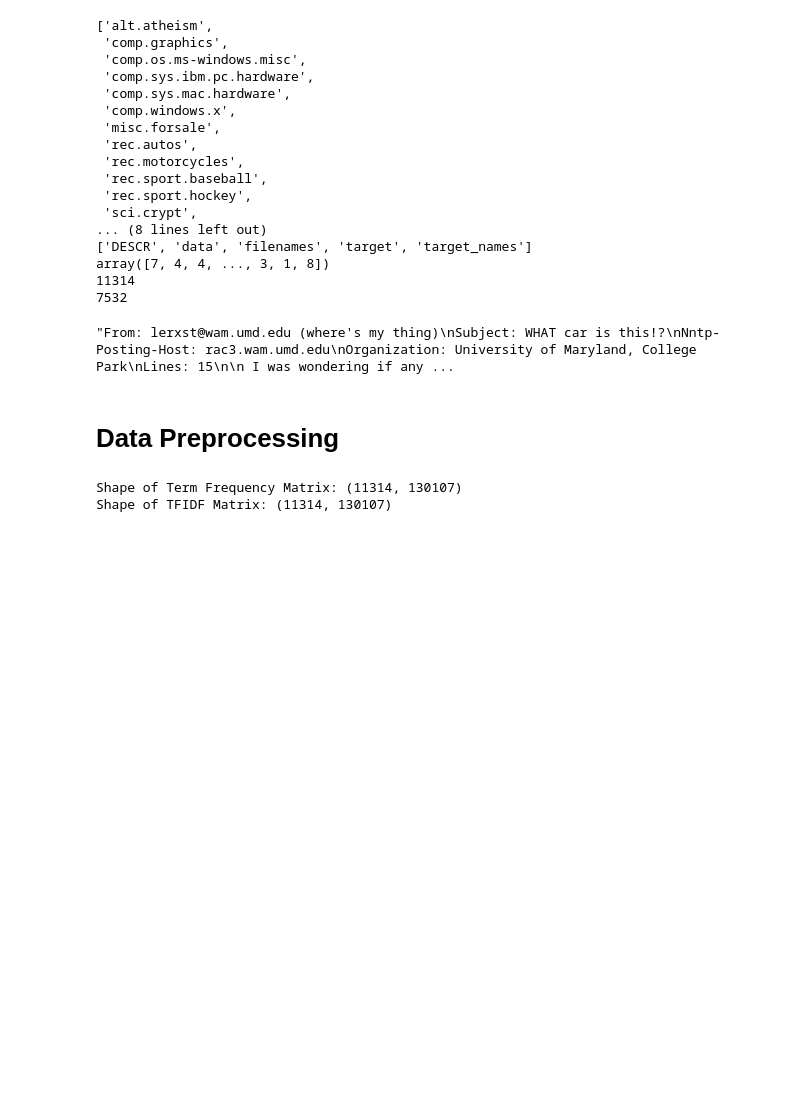
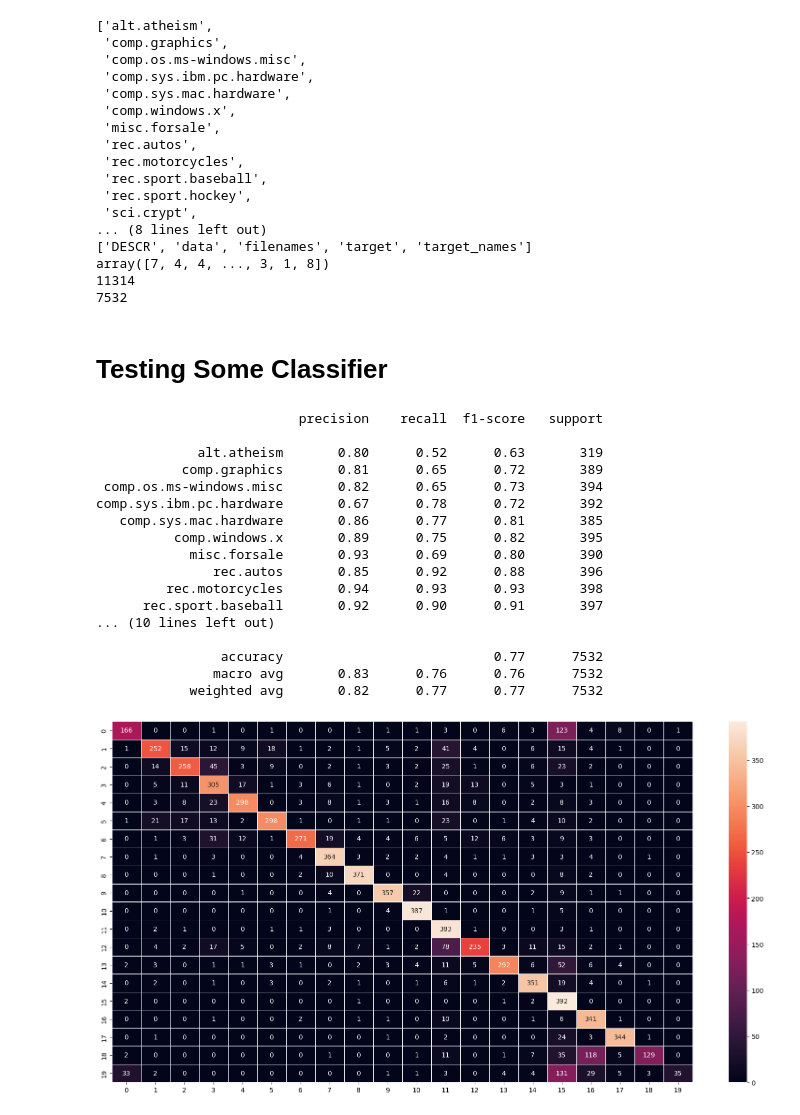
Before and after one commit to sayed6201/nlp_20newsgroups_exercise, a Jupyter notebook: exercise_text_classification.ipynb, the cells around one changed output. Drawn from its saved outputs; the diff is of its cells as text; code cells hidden in the pictures; blank space fills up the shorter version.

Commit message:
tfidf, training models

```diff
--- a/exercise_text_classification.ipynb
+++ b/exercise_text_classification.ipynb
@@ -41,20 +43,45 @@ x_test, y_test = newsgroups_test.data, newsgroups_test.target
 array([7, 4, 4, ..., 3, 1, 8])
 11314
 7532
-# %%
-x_train[0]
-# %% [output]
-"From: lerxst@wam.umd.edu (where's my thing)\nSubject: WHAT car is this!?\nNntp-Posting-Host: rac3.wam.umd.edu\nOrganization: University of Maryland, College Park\nLines: 15\n\n I was wondering if any ...
-# %% [markdown]
-# **Data Preprocessing**
-# %%
-countVect = CountVectorizer()
-x_train_countV = countVect.fit_transform(x_train)
-print(f"Shape of Term Frequency Matrix: {x_train_countV.shape}")
-
-tfidfTrans = TfidfTransformer()
-x_train_tfidf = tfidfTrans.fit_transform(x_train_countV)
-print(f"Shape of TFIDF Matrix: {x_train_tfidf.shape}")
-# %% [output]
-Shape of Term Frequency Matrix: (11314, 130107)
-Shape of TFIDF Matrix: (11314, 130107)
+# %% [markdown]
+# **Testing Some Classifier**
+# %%
+
+from sklearn.pipeline import Pipeline
+from sklearn.naive_bayes import MultinomialNB
+from sklearn.feature_extraction.text import CountVectorizer
+from sklearn.feature_extraction.text import TfidfTransformer, TfidfVectorizer
+from sklearn.metrics import confusion_matrix, classification_report
+import json
+
+ml_pipeline =  Pipeline([
+    ("vect", TfidfVectorizer()),
+    ("tfidf", TfidfTransformer()),
+    ("clf", MultinomialNB())
+])
+ml_pipeline.fit(x_train, y_train)
+
+
+plt.figure(figsize=(20, 10))
+sns.heatmap(confusion_matrix(y_test, predicted_y), annot=True, fmt="d",  linewidths=0.6)
+
+print(classification_report(y_test,predicted_y, target_names=newsgroups_train.target_names))
+# %% [output]
+                          precision    recall  f1-score   support
+
+             alt.atheism       0.80      0.52      0.63       319
+           comp.graphics       0.81      0.65      0.72       389
+ comp.os.ms-windows.misc       0.82      0.65      0.73       394
+comp.sys.ibm.pc.hardware       0.67      0.78      0.72       392
+   comp.sys.mac.hardware       0.86      0.77      0.81       385
+          comp.windows.x       0.89      0.75      0.82       395
+            misc.forsale       0.93      0.69      0.80       390
+               rec.autos       0.85      0.92      0.88       396
+         rec.motorcycles       0.94      0.93      0.93       398
+      rec.sport.baseball       0.92      0.90      0.91       397
+... (10 lines left out)
+
+                accuracy                           0.77      7532
+               macro avg       0.83      0.76      0.76      7532
+            weighted avg       0.82      0.77      0.77      7532
+[figure, added]
```
Also changed, not shown: parts of 3 cells of this notebook.
